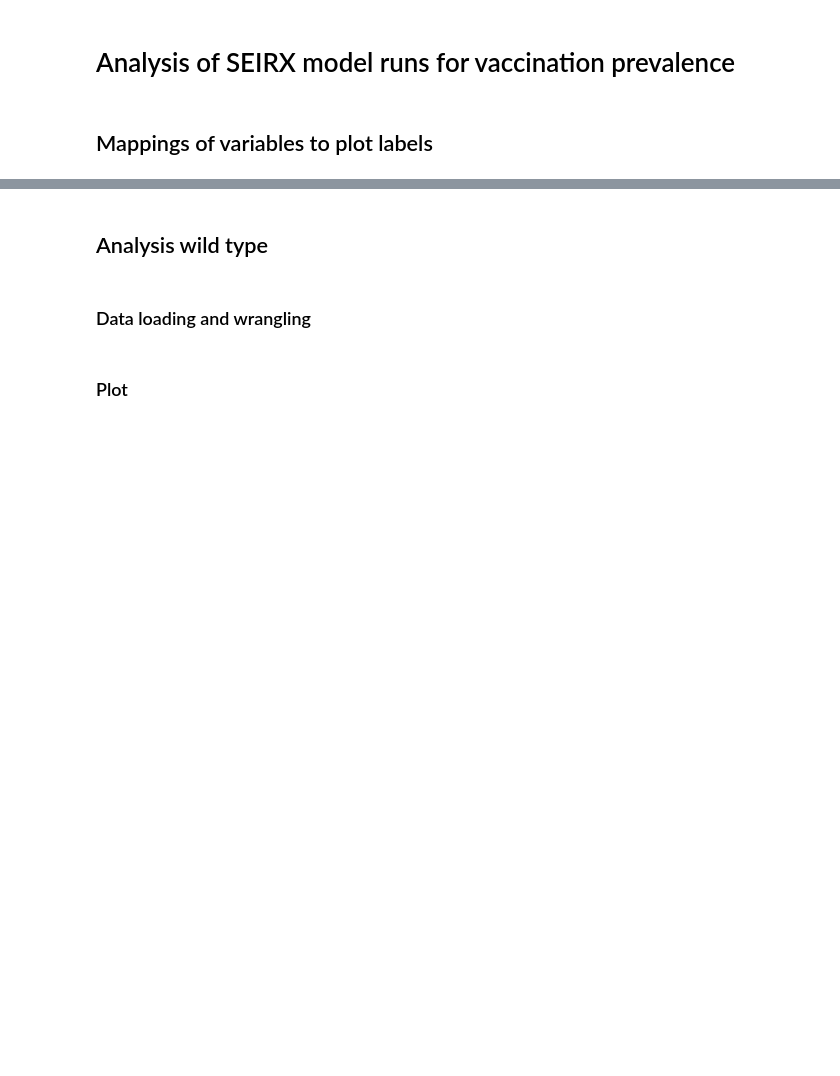
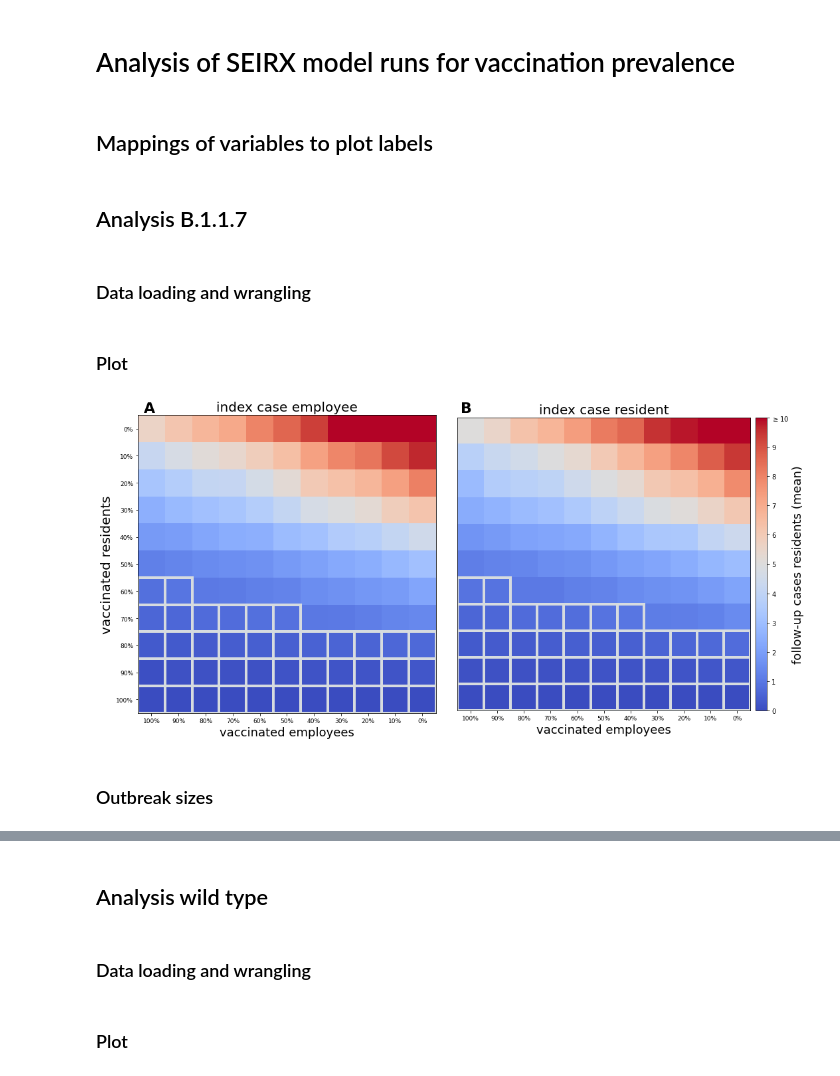
Before and after one commit to JanaLasser/nursing_home_SEIRX, a Jupyter notebook: analysis_vaccination.ipynb, the cells around one changed output, grey strips where cells are left out. Cells and saved outputs as stored; diff of their text form; code cells hidden in the pictures; blank space fills up the shorter version.

```diff
--- a/analysis_vaccination.ipynb
+++ b/analysis_vaccination.ipynb
@@ -40,2 +40,6 @@ if language == 'german':
     xlabel = 'geimpfte MitarbeiterInnen'
     ylabel = 'geimpfte BewohnerInnen'
+# %% [markdown]
+## Analysis B.1.1.7
+# %% [markdown]
+### Data loading and wrangling
@@ -41,0 +56,75 @@ if language == 'german':
+# %% [markdown]
+### Plot
+# %%
+metric = 'infected_residents_mean'
+
+# figure layout & axis setup
+fig, axes = plt.subplots(1, 2, figsize=(15, 9))
+
+vmin=0
+vmax=10
+vstep=1
+
+# compare scenarios in which either employees or residents are the index case
+for i, index_case_mode, ax in zip([0, 1], ['employee', 'resident'], axes):
+
+    ax.set_title(index_case_map[index_case_mode], fontsize=20)
+
+    # set flag to set axis ticks only for heatmaps at the boundaries of
+    # the figure
+    xticks = True
+    yticks = False
+    if i == 0:
+        yticks = True
+
+    # plot heatmap of the scenario
+    img = af.get_image(data, index_case_mode, vaccination_ratios, metric)
+    if index_case_mode == 'resident':
+        # if a resident is the index case, we need to subtract 1 from the
+        # number of infected residents, to calculate the "outbreak size",
+        # which is defined as the number of FOLLOW-UP cases, given an index
+        # case
+        img = img - 1
+    img_plot = af.plot_heatmap(ax, img,
+            ['{:1.0f}%'.format(100*i) for i in vaccination_ratios],
+            vmin, vmax, xticks, yticks, xlabel, ylabel)
+
+    mask = np.where(img < 1, 1, 0)
+    for i in range(img.shape[0]):
+        for j in range(img.shape[1]):
+            if mask[i, j]:
+                rect = plt.Rectangle((j-0.5, i-0.5), 1, 1, color='g',
+                                alpha=1, fill=False, ec='#D6DBDF', lw=4)
+                ax.add_patch(rect)
+
+    ax.xaxis.label.set_size(18)
+    ax.yaxis.label.set_size(20)
+
+# colorbar
+divider = make_axes_locatable(axes[1])
+cbar_ax = divider.append_axes('right', size='4%', pad=0.1)
+
+norm = mpl.colors.Normalize(vmin=vmin,vmax=vmax)
+sm = plt.cm.ScalarMappable(cmap= plt.get_cmap('coolwarm'), norm=norm)
+cbar = fig.colorbar(sm, cax=cbar_ax, orientation='vertical',\
+                        ticks=np.arange(vmin, vmax + 1, vstep))
+yticklabels = list(range(vmin, vmax, vstep)) + ['$\geq {}$'.format(vmax)]
+cbar.ax.set_yticklabels(yticklabels)
+cbar.set_label('{}'.format(metric_name_map[metric]), fontsize=18)
+
+# dummy axis to preserve spacing
+divider = make_axes_locatable(axes[0])
+cbar_ax = divider.append_axes('right', size='4%', pad=0.0)
+cbar_ax.set_axis_off()
+
+fig.text(0.07, 0.8525, 'A', fontweight='bold', fontsize=22)
+fig.text(0.512, 0.8525, 'B', fontweight='bold', fontsize=22)
+
+plt.tight_layout()
+
+plt.savefig('../plots/vaccinations_UK_variant_{}.pdf'.format(language[0:3]))
+plt.savefig('../plots/vaccinations_UK_variant_{}.png'.format(language[0:3]))
+# %% [output]
+[figure, added]
+# %% [markdown]
+### Outbreak sizes
```
Also changed, not shown: parts of 37 cells of this notebook, 1 other file.
